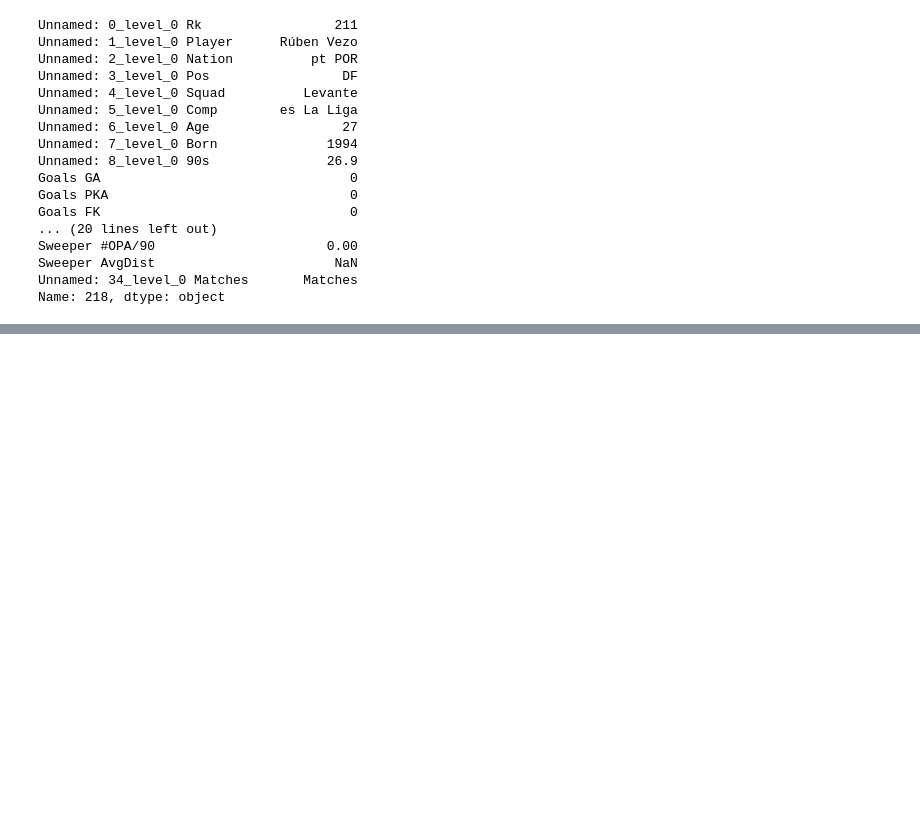
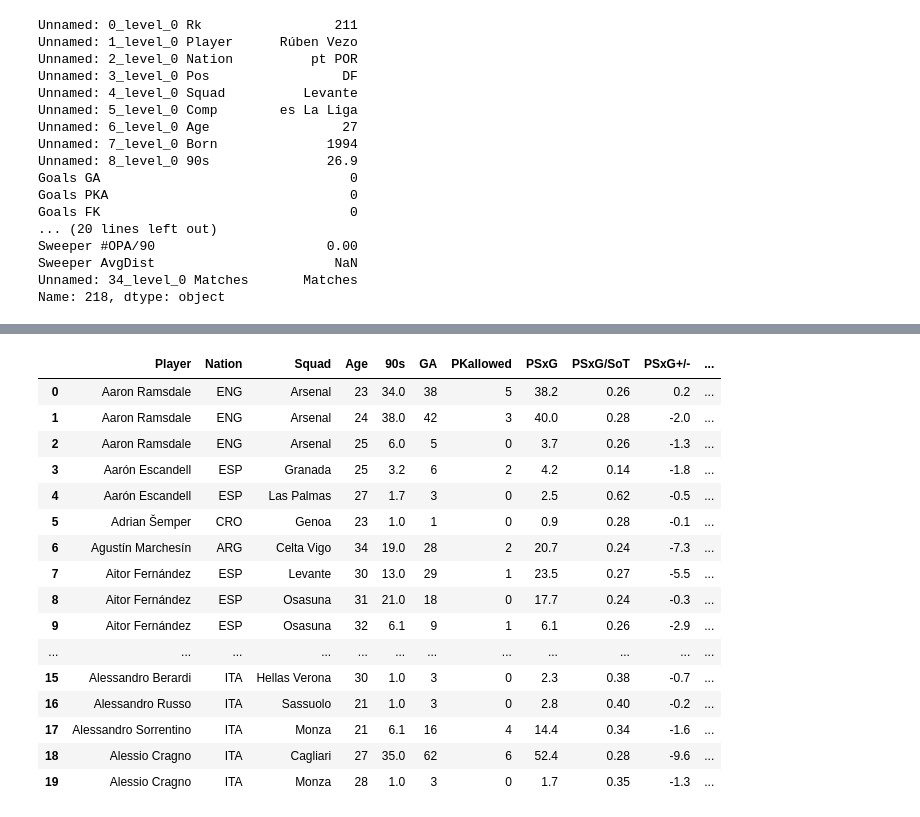
Before and after one commit to gregdorshimer/fbref-goalkeeping, a Jupyter notebook: goalkeeping.ipynb, the cells around one changed output, grey strips where cells are left out. Saved outputs shown, nothing was run; the diff lists cells and outputs as text; code cells hidden in the pictures; blank space fills up the shorter version.

```diff
--- a/goalkeeping.ipynb
+++ b/goalkeeping.ipynb
@@ -375,0 +437,20 @@ memory usage: 62.6+ KB
+# %%
+df_long.head(20)
+# %% [output]
+|  | Player | Nation | Squad | Age | 90s | GA | PKallowed | PSxG | PSxG/SoT | PSxG+/- | ... |
+| 0 | Aaron Ramsdale | ENG | Arsenal | 23 | 34.0 | 38 | 5 | 38.2 | 0.26 | 0.2 | ... |
+| 1 | Aaron Ramsdale | ENG | Arsenal | 24 | 38.0 | 42 | 3 | 40.0 | 0.28 | -2.0 | ... |
+| 2 | Aaron Ramsdale | ENG | Arsenal | 25 | 6.0 | 5 | 0 | 3.7 | 0.26 | -1.3 | ... |
+| 3 | Aarón Escandell | ESP | Granada | 25 | 3.2 | 6 | 2 | 4.2 | 0.14 | -1.8 | ... |
+| 4 | Aarón Escandell | ESP | Las Palmas | 27 | 1.7 | 3 | 0 | 2.5 | 0.62 | -0.5 | ... |
+| 5 | Adrian Šemper | CRO | Genoa | 23 | 1.0 | 1 | 0 | 0.9 | 0.28 | -0.1 | ... |
+| 6 | Agustín Marchesín | ARG | Celta Vigo | 34 | 19.0 | 28 | 2 | 20.7 | 0.24 | -7.3 | ... |
+| 7 | Aitor Fernández | ESP | Levante | 30 | 13.0 | 29 | 1 | 23.5 | 0.27 | -5.5 | ... |
+| 8 | Aitor Fernández | ESP | Osasuna | 31 | 21.0 | 18 | 0 | 17.7 | 0.24 | -0.3 | ... |
+| 9 | Aitor Fernández | ESP | Osasuna | 32 | 6.1 | 9 | 1 | 6.1 | 0.26 | -2.9 | ... |
+| ... | ... | ... | ... | ... | ... | ... | ... | ... | ... | ... | ... |
+| 15 | Alessandro Berardi | ITA | Hellas Verona | 30 | 1.0 | 3 | 0 | 2.3 | 0.38 | -0.7 | ... |
+| 16 | Alessandro Russo | ITA | Sassuolo | 21 | 1.0 | 3 | 0 | 2.8 | 0.40 | -0.2 | ... |
+| 17 | Alessandro Sorrentino | ITA | Monza | 21 | 6.1 | 16 | 4 | 14.4 | 0.34 | -1.6 | ... |
+| 18 | Alessio Cragno | ITA | Cagliari | 27 | 35.0 | 62 | 6 | 52.4 | 0.28 | -9.6 | ... |
+| 19 | Alessio Cragno | ITA | Monza | 28 | 1.0 | 3 | 0 | 1.7 | 0.35 | -1.3 | ... |
```
Also changed, not shown: parts of 13 cells of this notebook.
